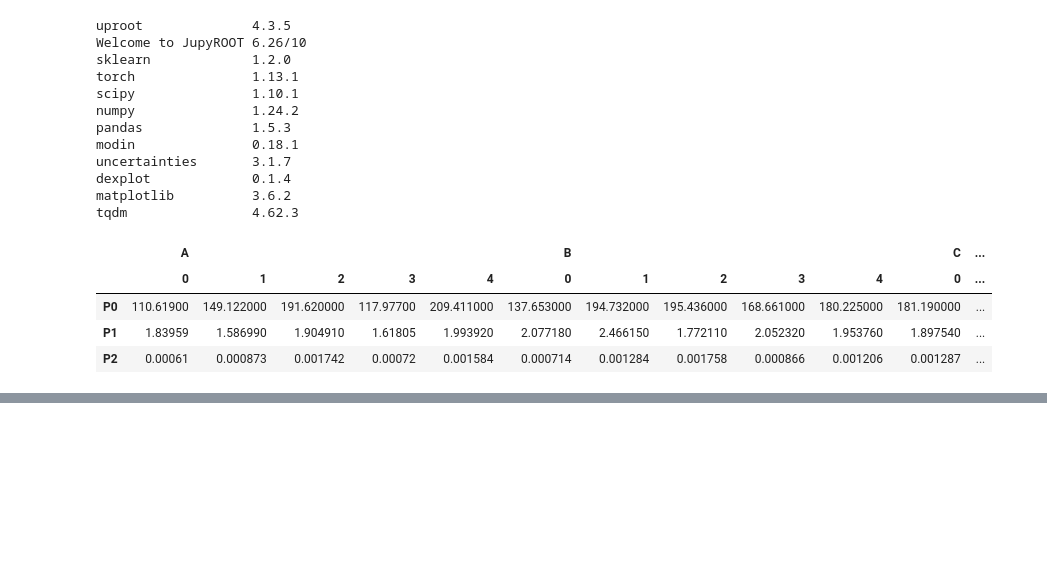
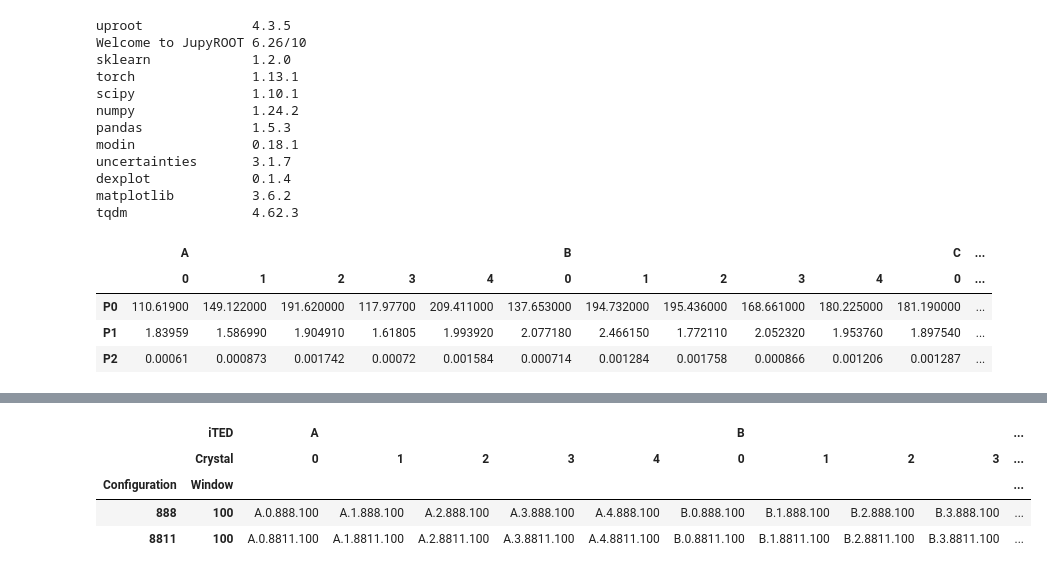
Before and after one commit to BGameiro2000/nucphys-thesis, a Jupyter notebook: code/analysis/PyROOT_resolution_Cs137.ipynb, the cells around one changed output, grey strips where cells are left out. Drawn from its saved outputs; the diff is of its cells as text; code cells hidden in the pictures; blank space fills up the shorter version.

```diff
--- a/code/analysis/PyROOT_resolution_Cs137.ipynb
+++ b/code/analysis/PyROOT_resolution_Cs137.ipynb
@@ -162,4 +210,10 @@ for iTED in[0,1,2,3]:
 # %%
 spectra.dropna(inplace=True)
-spectra.applymap(lambda x: type(x[0]).__name__)
+spectra.applymap(str)
+# %% [output]
+|  | iTED | A |  |  |  |  | B |  |  |  | ... |
+|  | Crystal | 0 | 1 | 2 | 3 | 4 | 0 | 1 | 2 | 3 | ... |
+| Configuration | Window |  |  |  |  |  |  |  |  |  | ... |
+| 888 | 100 | A.0.888.100 | A.1.888.100 | A.2.888.100 | A.3.888.100 | A.4.888.100 | B.0.888.100 | B.1.888.100 | B.2.888.100 | B.3.888.100 | ... |
+| 8811 | 100 | A.0.8811.100 | A.1.8811.100 | A.2.8811.100 | A.3.8811.100 | A.4.8811.100 | B.0.8811.100 | B.1.8811.100 | B.2.8811.100 | B.3.8811.100 | ... |
 # %%
```
Also changed, not shown: parts of 11 cells of this notebook.
